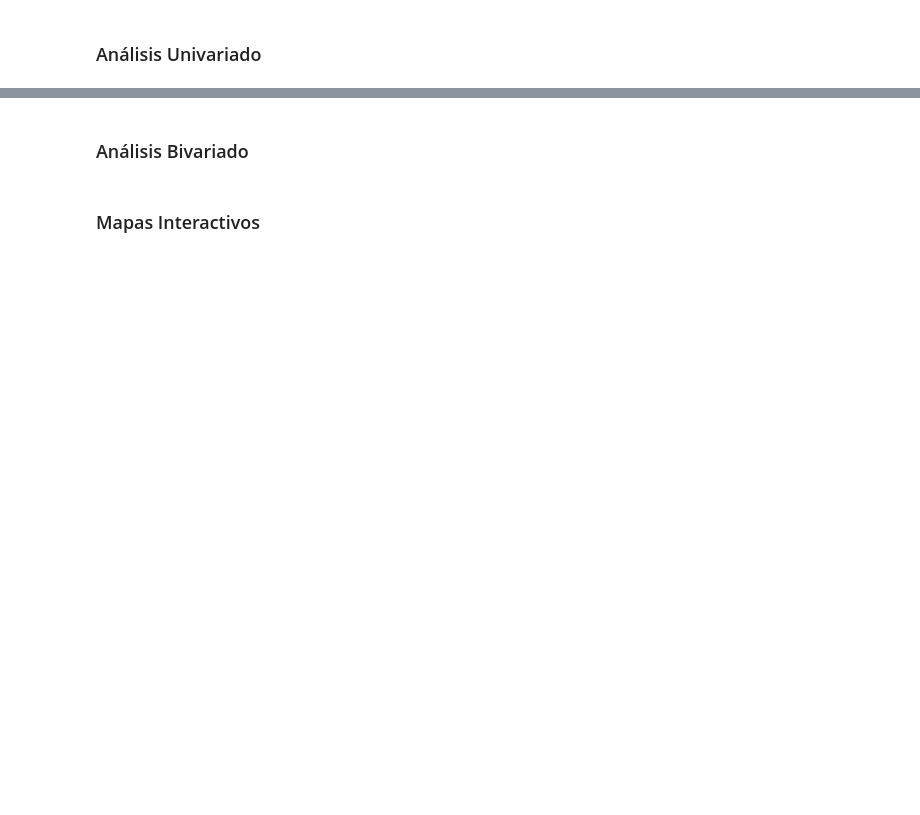
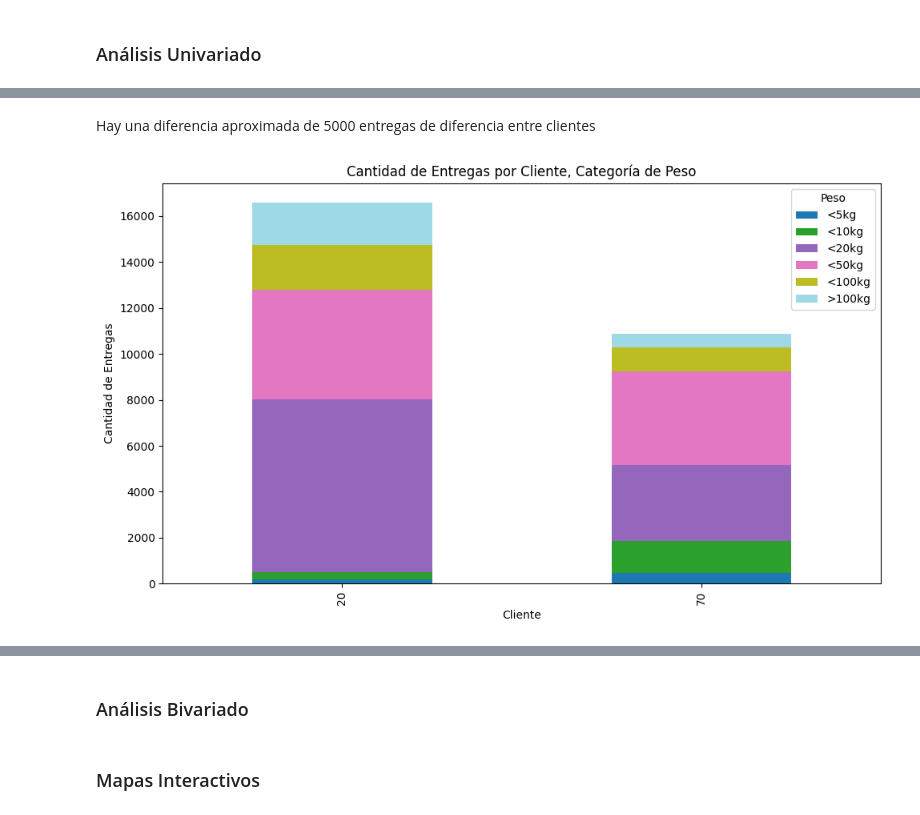
Before and after one commit to Maximo-Verdondoni/DesafioiFlow, a Jupyter notebook: Visualizacion.ipynb, the cells around one changed output, grey strips where cells are left out. Drawn from its saved outputs; the diff is of its cells as text; code cells hidden in the pictures; blank space fills up the shorter version.

```diff
--- a/Visualizacion.ipynb
+++ b/Visualizacion.ipynb
@@ -23,0 +44,25 @@ df.head()
+# %% [markdown]
+Hay una diferencia aproximada de 5000 entregas de diferencia entre clientes
+# %%
+# Categorizar el peso en las clases mencionadas
+bins = [0, 5, 10, 20, 50, 100, float('inf')]  # Límites de las categorías
+labels = ['<5kg', '<10kg', '<20kg', '<50kg', '<100kg', '>100kg']  # Etiquetas
+df['categoria_peso'] = pd.cut(df['Peso'], bins=bins, labels=labels, right=False)
+
+# Agrupar por cliente y categoría de peso, y contar las entregas
+entregas_por_cliente_peso = df.groupby(['cliente', 'categoria_peso']).size().unstack(fill_value=0)
+
+# Crear el gráfico de barras apiladas
+entregas_por_cliente_peso.plot(kind='bar', stacked=True, figsize=(10, 6), colormap='tab20')
+
+# Añadir etiquetas y título
+plt.xlabel('Cliente')
+plt.ylabel('Cantidad de Entregas')
+plt.title('Cantidad de Entregas por Cliente, Categoría de Peso')
+plt.legend(title='Peso')
+plt.tight_layout()
+
+# Mostrar el gráfico
+plt.show()
+# %% [output]
+[figure, added]
```
Also changed, not shown: parts of 8 cells of this notebook.
